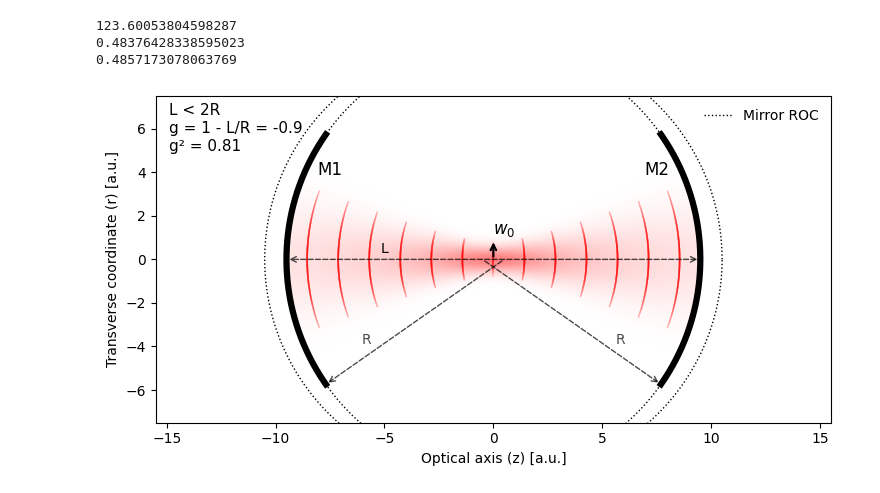
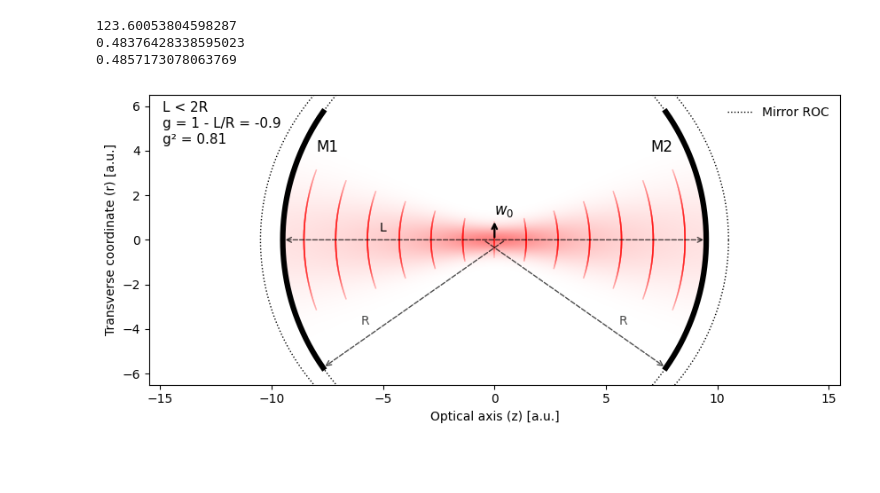
Before and after one commit to sebastiankalos/HC_scripts, a Jupyter notebook: HC_simple_plots.ipynb, the cells around one changed output. Saved outputs shown, nothing was run; the diff lists cells and outputs as text; code cells hidden in the pictures; blank space fills up the shorter version.

```diff
--- a/HC_simple_plots.ipynb
+++ b/HC_simple_plots.ipynb
@@ -2747,31 +2752,34 @@ ax.text(
     0.02, 0.9,                                  # x,y in axes fraction (0..1)
     "L < 2R\n"
     "g = 1 - L/R = {:.1f}\n"
     "g² = {:.2f}".format(1 - L/R, (1 - L/R)**2),
     transform=ax.transAxes,                      # use axes coords
     ha='left', va='center',                      # left-align the block
     multialignment='left',                       # left-align each line
     fontsize=11, color='black',
     linespacing=1.25
     # , bbox=dict(facecolor='white', alpha=0.6, edgecolor='none', pad=2)  # optional
 )
 
 
 ax.set_aspect('equal', adjustable='box')
 ax.set_xlim(-L/2 - 0.6*R, L/2 + 0.6*R)
 ax.set_ylim(-yspan, yspan)
 ax.set_xlabel("Optical axis (z) [a.u.]")
 ax.set_ylabel("Transverse coordinate (r) [a.u.]")
 
 # Legend minimal
 handles, labels = ax.get_legend_handles_labels()
 unique = dict(zip(labels, handles))
 if unique:
     ax.legend(unique.values(), unique.keys(), loc="upper right", frameon=False)
 
 ax.text(-7.5, 4.5, "M1", ha='center', va='top', fontsize=12, color='black')
 ax.text(7.5, 4.5, "M2", ha='center', va='top', fontsize=12, color='black')
+ax.set_ylim(-6.5,6.5)
 
 plt.tight_layout()
+
+plt.savefig('/Users/sebastiankalos/Documents/OXFORD/Thesis_writeup/images/plots/resonator_schemtic.png',bbox_inches='tight',dpi=300)
 # %% [output]
-[figure, old version]
+[figure, new version]
```
Also changed, not shown: parts of 1 cell of this notebook, 3 other files.
